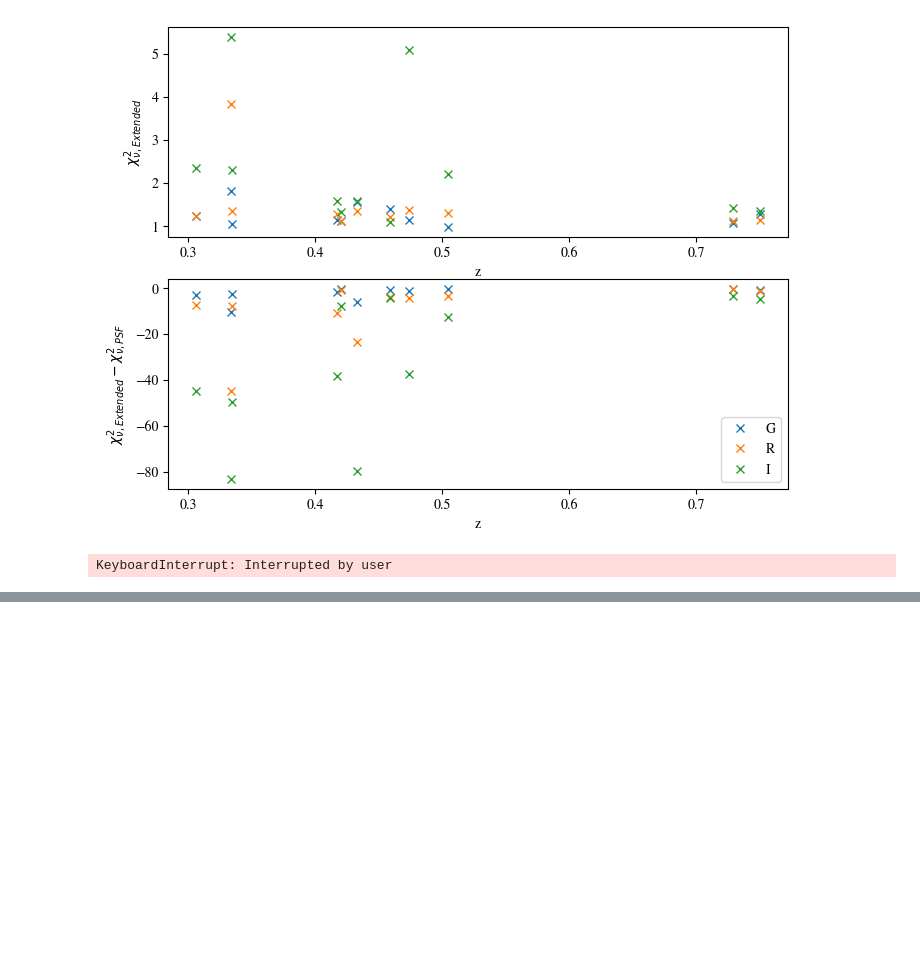
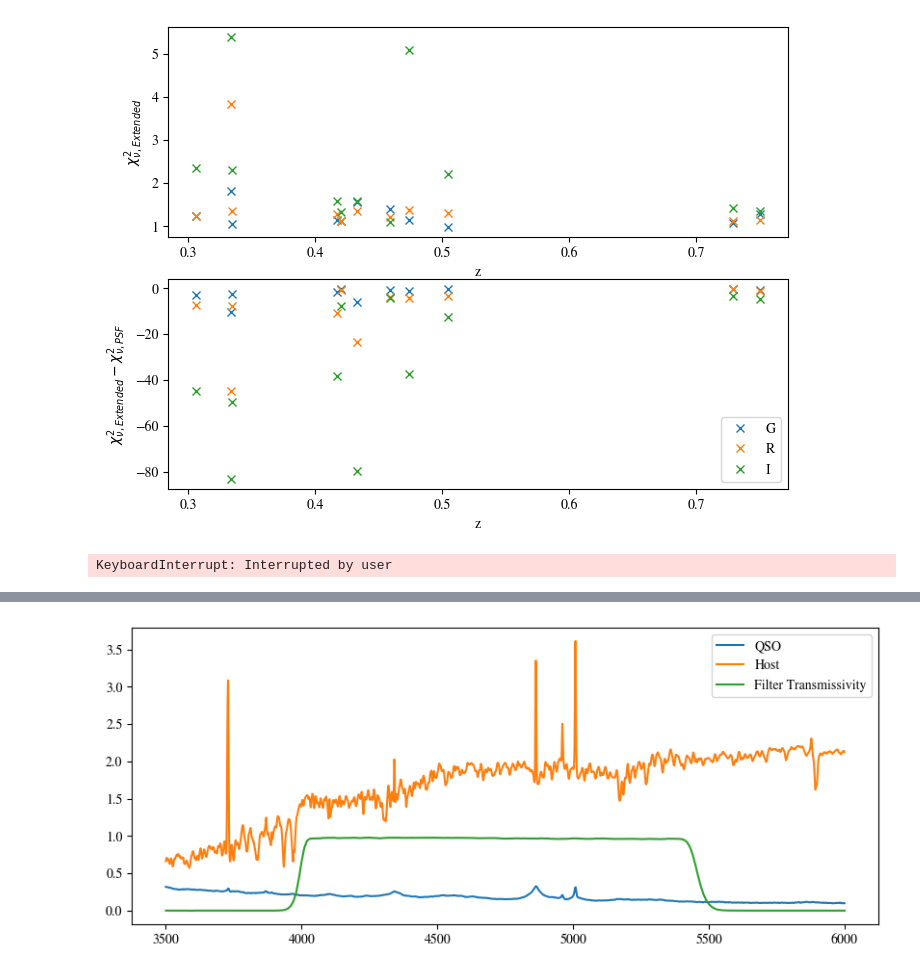
Before and after one commit to ELLI-E/RedQSOYoRiS, a Jupyter notebook: RedQSOProject.ipynb, the cells around one changed output, grey strips where cells are left out. Cells and saved outputs as stored; diff of their text form; code cells hidden in the pictures; blank space fills up the shorter version.

Commit message:
Added new plots to notebook

```diff
--- a/RedQSOProject.ipynb
+++ b/RedQSOProject.ipynb
@@ -252,3 +254,96 @@ band = str(input("Band: "))
 decomposition.galightDecompose(imageDirectory,cataloguePath,saveTo,True,start,stop,band,band)
 # %% [output]
 KeyboardInterrupt: Interrupted by user
+# %%
+def toFlux(magnitude,zeroflux):
+    return (zeroflux*(10**(-(magnitude)/(2.5))))
+def toMagnitude(flux,zeroflux):
+    return (-2.5)*np.log10(flux/zeroflux)
+
+target = "39627736897033394"
+wavelength,qso,host = np.loadtxt(f"results/PyQSOFit_test/{target}_data.csv",delimiter=",",unpack=True)
+GBandWavelength,GBandTransmissivity = np.loadtxt("data/filters/g_band.csv",skiprows=1,unpack=True)
+
+#first trim the spectrum data to only that within the bounds of the g band
+abswavedifferenceMin,abswavedifferenceMax = np.abs(np.subtract(wavelength,min(GBandWavelength))),np.abs(np.subtract(wavelength,max(GBandWavelength)))
+minIndex = np.where(abswavedifferenceMin == min(abswavedifferenceMin))[0][0]
+maxIndex = np.where(abswavedifferenceMax == min(abswavedifferenceMax))[0][0]
+
+wavelength = wavelength[minIndex:maxIndex]
+qso = qso[minIndex:maxIndex]
+host = host[minIndex:maxIndex]
+#calculate the galaxy fraction from these values:
+integratedqso = np.trapz(qso,wavelength)
+integratedhost = np.trapz(host,wavelength)
+spectroscopicGalaxyFraction = integratedhost/(integratedhost+integratedqso)
+#now iterate over the trimmed wavelength to find the nearest transmissivity
+interpolatedTransmissivity = []
+for i,value in enumerate(wavelength):
+    absdifference = abs(np.subtract(GBandWavelength,value))
+    nearestIndex = np.where(absdifference == min(absdifference))[0][0]
+    #spectroscopic data has a higher resolution than filter data - so find out if the target wavelength is larger or smaller
+    #then, find the next or previous point which the target value should lie between. Interpolate linearly for the average value
+    if value < GBandWavelength[nearestIndex]:
+        if i != 0:
+            secondIndex = nearestIndex-1
+        else:
+            secondIndex = copy.deepcopy(nearestIndex)
+    else:
+        if i != (len(wavelength)-1):
+            secondIndex = nearestIndex+1
+        else:
+            secondIndex = copy.deepcopy(nearestIndex)
+
+    interpolatedTransmissivity.append(np.average([GBandTransmissivity[nearestIndex],GBandTransmissivity[secondIndex]]))
+
+#now adjust for transmissivity for what HSC would see
+transAdjustedFluxQSO = np.multiply(qso,interpolatedTransmissivity)
+transAdjustedFluxHost = np.multiply(host,interpolatedTransmissivity)
+
+#now need to integrate over the transadjusted specific flux - using trapezoid rule
+integratedQSOFlux = np.trapz(transAdjustedFluxQSO,wavelength)
+integratedHostFlux = np.trapz(transAdjustedFluxHost,wavelength)
+
+galaxyFraction = integratedHostFlux/(integratedHostFlux+integratedQSOFlux)
+
+#compare to HSC
+HSCResult = pickle.load(open(f"results/desitargets/includinghost/{target}/fitting_results/{target}-result-band-g.pkl","rb"))
+fluxMag0 = 63095734448.01944
+HSCGalaxyMagnitude = HSCResult.final_result_galaxy[0]["magnitude"]
+HSCQSOMagnitude = HSCResult.final_result_ps[0]["magnitude"]
+HSCHostFlux = toFlux(HSCGalaxyMagnitude,fluxMag0)
+HSCQSOFlux = toFlux(HSCQSOMagnitude,fluxMag0)
+HSCGalaxyFraction = HSCHostFlux/(HSCHostFlux+HSCQSOFlux)
+
+print(f"galaxy fraction from spectroscopy within g band filter bandwidth: {spectroscopicGalaxyFraction}")
+print(f"expected galaxy fraction from hsc: {galaxyFraction}")
+print(f"galaxy fraction from hsc: {HSCGalaxyFraction}")
+
+#to find the magnitude, need to convert fluxes to photon counts
+photonCountsByWavelengthQSO = []
+photonCountsByWavelengthHost = []
+for i,x in enumerate(transAdjustedFluxQSO):
+    energyPerPhotonSI = ((6.626e-34)*(3e8))/(wavelength[i]/1e10) # energy per photon in si units at this wavelength, converted wavelength to m from angstroms
+    energyPerPhotonErgs = energyPerPhotonSI*1e7
+    photonCountsByWavelengthQSO.append((transAdjustedFluxQSO[i]*10e-17)/energyPerPhotonErgs)
+    photonCountsByWavelengthHost.append((transAdjustedFluxHost[i]*10e-17)/energyPerPhotonErgs)
+photonCountsQSO = np.trapz(photonCountsByWavelengthQSO,wavelength)
+photonCountsHost = np.trapz(photonCountsByWavelengthHost,wavelength)
+#currently in photons/s/cm^2
+QSOSpecMagnitude = toMagnitude(photonCountsQSO*10000,fluxMag0) #multiplying by 10,000 to go from photons/s/cm^2 to photons/s/m^2
+HostSpecMagnitude = toMagnitude(photonCountsHost*10000,fluxMag0)
+
+#now compare to HSC
+print(f"Spectroscopy derived host magnitude if observed through hsc: {HostSpecMagnitude}")
+print(f"HSC image derived host magnitude {HSCGalaxyMagnitude}")
+
+#plotting
+plt.figure(figsize=(10,4))
+plt.plot(wavelength,qso,label="QSO")
+plt.plot(wavelength,host,label="Host")
+plt.plot(GBandWavelength,GBandTransmissivity,label="Filter Transmissivity")
+plt.legend(loc="best")
+plt.figure(figsize=(10,4))
+plt.plot(wavelength,transAdjustedFluxQSO)
+plt.plot(wavelength,transAdjustedFluxHost)
+# %% [output]
@@ -254,0 +356 @@ KeyboardInterrupt: Interrupted by user
+[figure, added]
```
Also changed, not shown: parts of 4 cells of this notebook, 1 other file.
